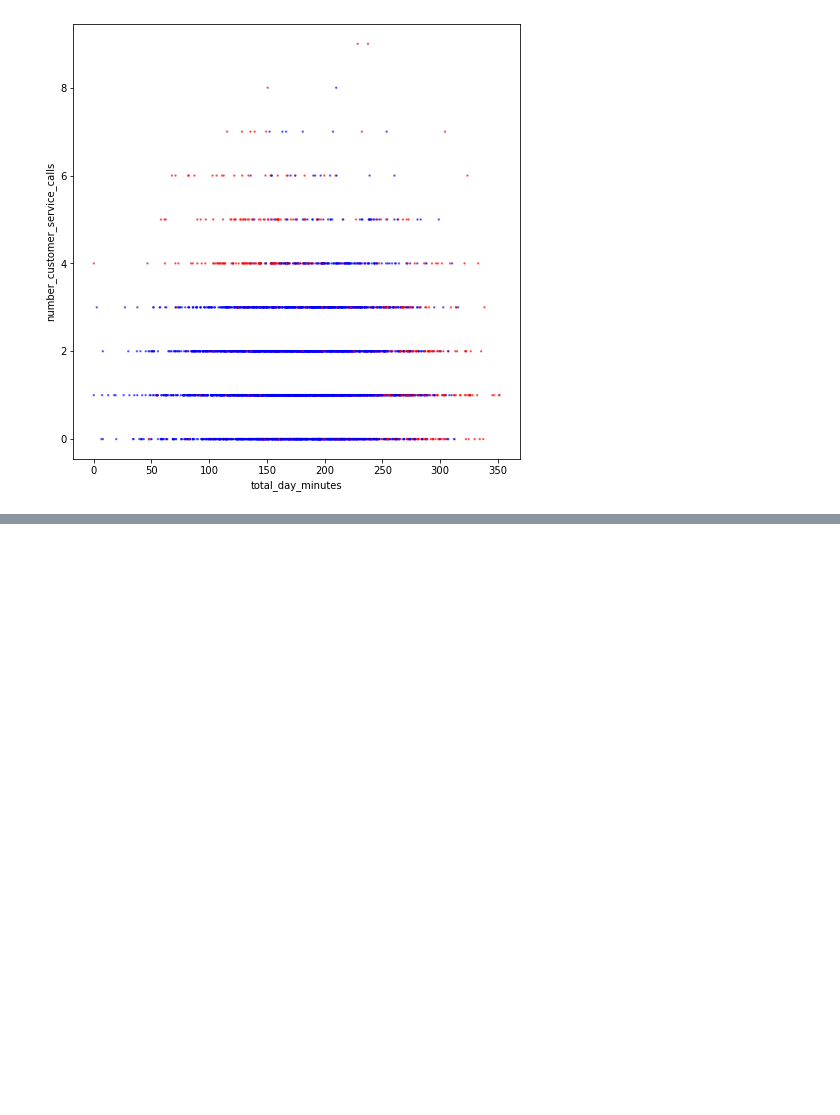
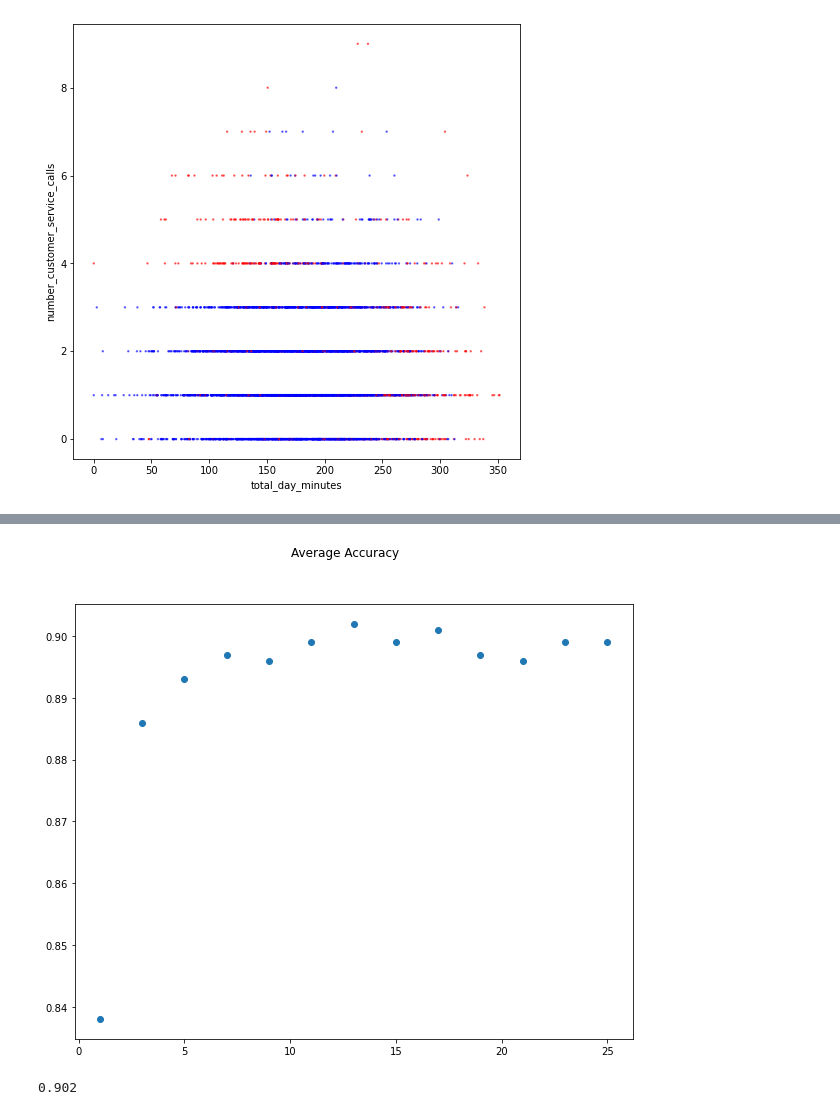
Before and after one commit to lukasmuller10/machineLearningCourse, a Jupyter notebook: knn/orange/KNN_orange.ipynb, the cells around one changed output, grey strips where cells are left out. Saved outputs shown, nothing was run; the diff lists cells and outputs as text; code cells hidden in the pictures; blank space fills up the shorter version.

Commit message:
cross-validation class

```diff
--- a/knn/orange/KNN_orange.ipynb
+++ b/knn/orange/KNN_orange.ipynb
@@ -245,0 +253,37 @@ np.max(test_acc_arr)
+# %%
+def cross_knn(X, Y ,n):
+    classificator = KNeighborsClassifier(n_neighbors=n, weights = 'uniform',p=1) #p=1 is manhattan distance
+
+    score = cross_val_score(classificator, X, Y.ravel(), cv = 5)
+
+    return (sum(score) / 5) * 100, np.max(score)
+# %%
+#Cross-validation
+
+acc_arr = []
+acc_max = []
+
+for key in range(1,26,2):
+
+    avg_acc, max_acc = cross_knn(X, Y, key)
+    acc_arr.append(avg_acc)
+    acc_max.append(max_acc)
+
+x = range(1,26,2)
+fig = plt.figure(figsize = (10,8))
+
+plt.plot(x, acc_max,'o')
+
+fig.xlabel = 'Number of neighbors'
+fig.ylabel = 'Accuracy (%)'
+
+fig.suptitle('Average Accuracy')
+
+plt.show()
+# %% [output]
+[figure, added]
+# %%
+#maximum accuracy
+np.max(acc_max)
+# %% [output]
+0.902
```
Also changed, not shown: parts of 6 cells of this notebook.
